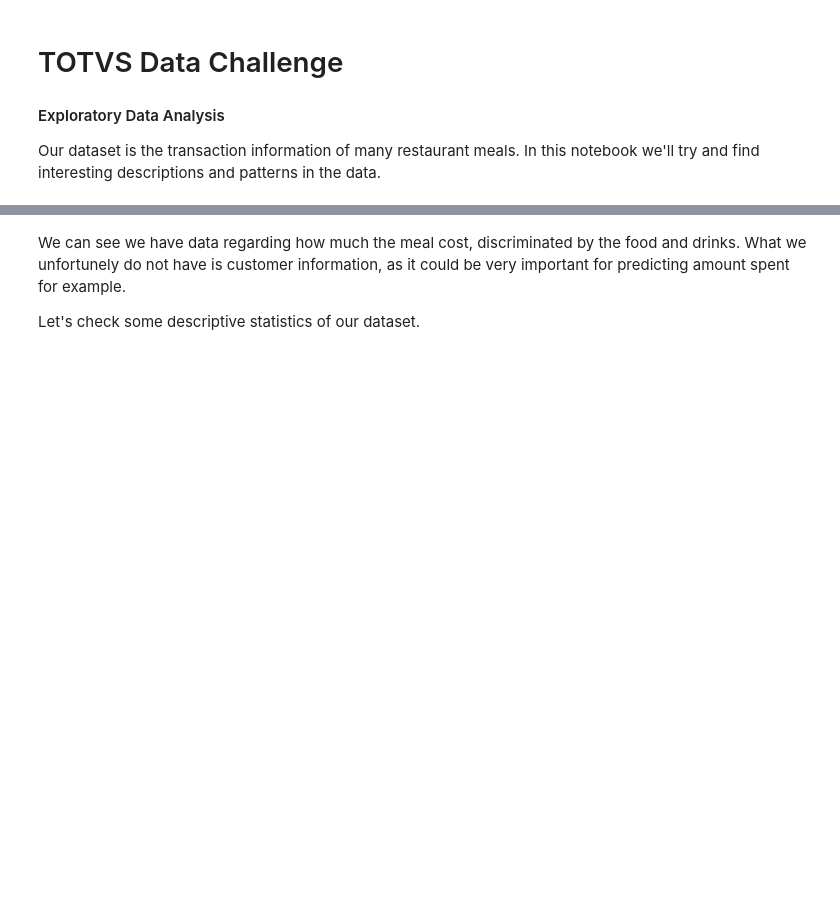
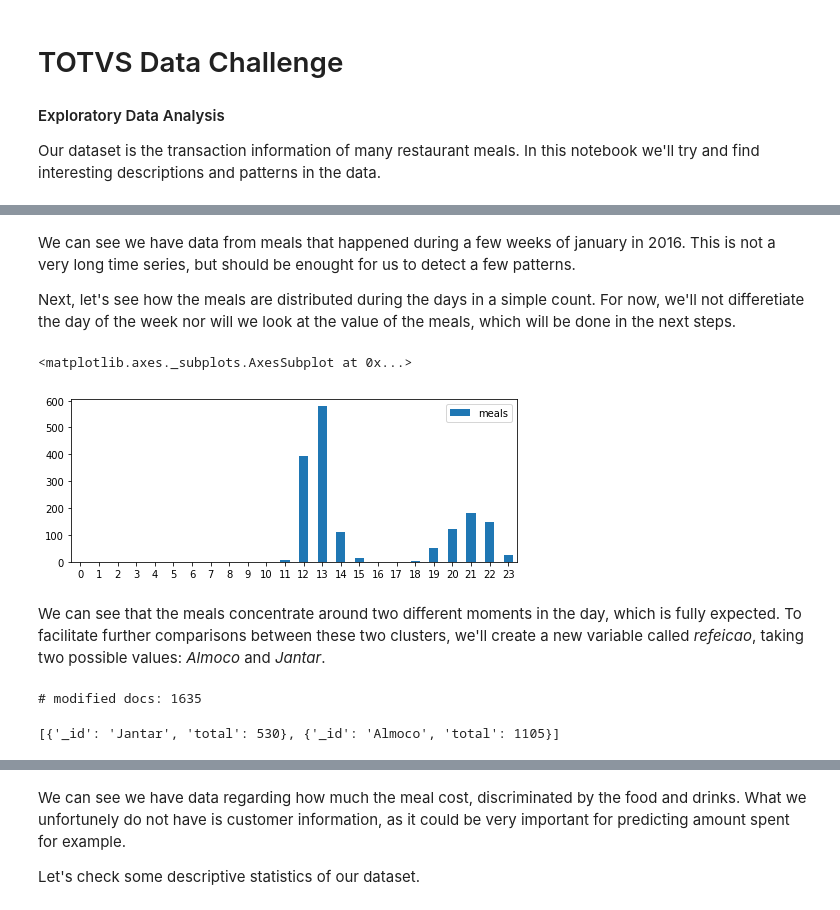
Before and after one commit to pfcor/totvs_datachallenge, a Jupyter notebook: 01_exploratory.ipynb, the cells around one changed output, grey strips where cells are left out. Saved outputs shown, nothing was run; the diff lists cells and outputs as text; code cells hidden in the pictures; blank space fills up the shorter version.

```diff
--- a/01_exploratory.ipynb
+++ b/01_exploratory.ipynb
@@ -43,0 +68,64 @@ for k in doc.keys():
+# %% [markdown]
+We can see we have data from meals that happened during a few weeks of january in 2016. This is not a very long time series, but should be enought for us to detect a few patterns.
+
+Next, let's see how the meals are distributed during the days in a simple count. For now, we'll not differetiate the day of the week nor will we look at the value of the meals, which will be done in the next steps.
+# %%
+grouping = {
+    '$group': {
+        '_id': {'hour': {'$hour': '$ide.dhEmi'}},
+        'meals': {'$sum': 1}
+    }
+}
+
+projecting = {
+    '$project': {
+        '_id': 0,
+        'hour': '$_id.hour',
+        'meals': 1
+    }
+}
+
+sorting = {
+    '$sort': {
+        'hour': 1
+    }
+}
+
+q = sample.aggregate([
+    grouping,
+    projecting,
+    sorting
+])
+
+q = pd.DataFrame(list(q))
+q.set_index('hour', drop=True, inplace=True)
+q = pd.concat([pd.DataFrame(index=range(24)), q], axis=1).fillna(0).astype(int)
+
+q.plot(kind='bar', rot=0, figsize=(8,3))
+# %% [output]
+<matplotlib.axes._subplots.AxesSubplot at 0x...>
+[figure, added]
+# %% [markdown]
+We can see that the meals concentrate around two different moments in the day, which is fully expected. To facilitate further comparisons between these two clusters, we'll create a new variable called _refeicao_, taking two possible values: _Almoco_ and _Jantar_.
+# %%
+vals = ['Almoco', 'Jantar']
+updates = []
+
+docs = sample.aggregate([{'$project': {'hour': {'$hour': '$ide.dhEmi'}}}])
+for doc in docs:
+    updates.append(pymongo.UpdateOne({'_id': doc['_id']}, {'$set': {'refeicao': vals[doc['hour'] > 16]}}))
+u = sample.bulk_write(updates)
+print('# modified docs: {}'.format(u.modified_count))
+# %% [output]
+# modified docs: 1635
+# %%
+list(sample.aggregate([
+    {
+        '$group': {
+            '_id': '$refeicao',
+            'total': {'$sum': 1}
+        }
+    }
+]))
+# %% [output]
+[{'_id': 'Jantar', 'total': 530}, {'_id': 'Almoco', 'total': 1105}]
```
Also changed, not shown: parts of 14 cells of this notebook, 1 other file.
